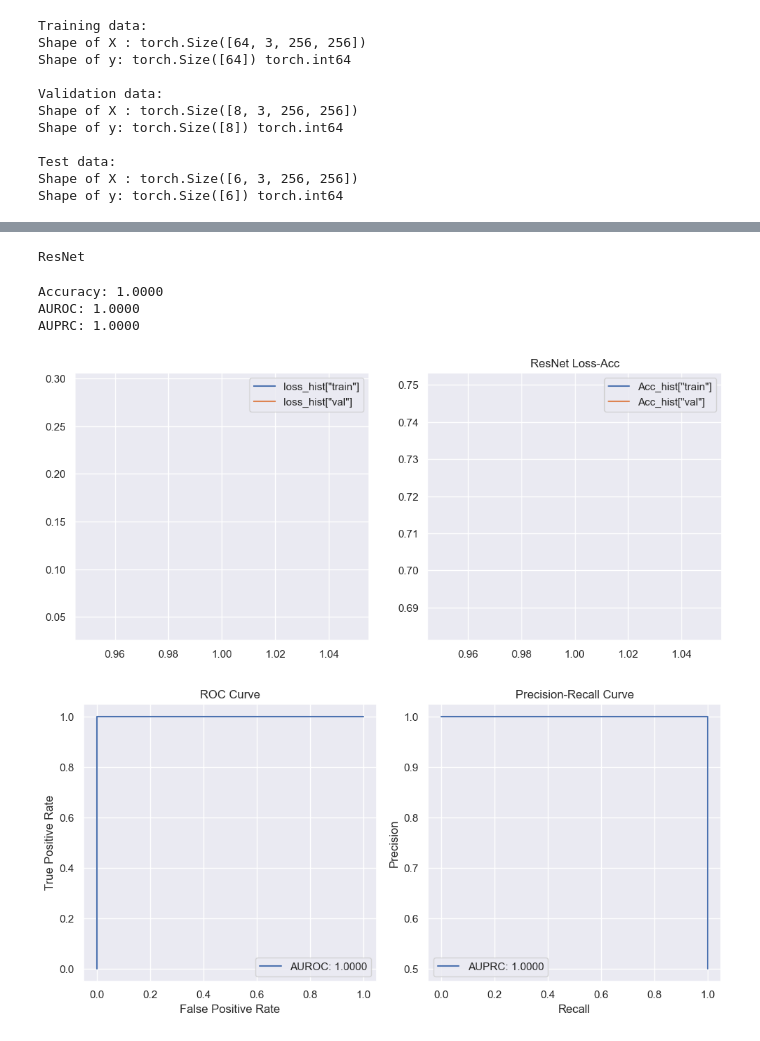
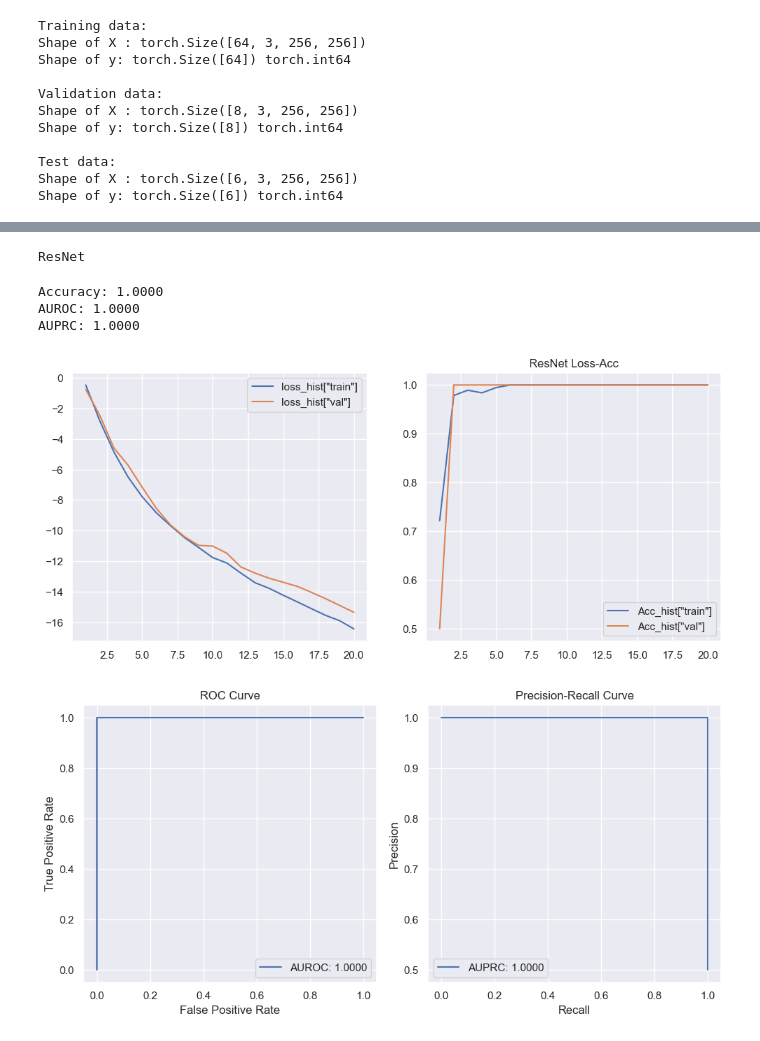
Before and after one commit to kitewatermelon/UWF4DR, a Jupyter notebook: combined.ipynb, the cells around one changed output, grey strips where cells are left out. Cells and saved outputs as stored; diff of their text form; code cells hidden in the pictures.

```diff
--- a/combined.ipynb
+++ b/combined.ipynb
@@ -36,8 +36,8 @@ warnings.filterwarnings('ignore')
 # %%
 IMAGE_SIZE = 256
 IMAGE_CHANNEL = 3
-EPOCH_18 = 1
-EPOCH_34 = 1
+EPOCH_18 = 20
+EPOCH_34 = 20
 
 # EPOCH_18 = 50
 # EPOCH_34 = 30
@@ -118,13 +123,12 @@ class GaussianMultiplyTransform:
 transform = transforms.Compose(
     [
         transforms.Resize((IMAGE_SIZE, IMAGE_SIZE)),
-        # transforms.CenterCrop((IMAGE_SIZE //2  ,IMAGE_SIZE )),  # // 사용으로 정수 나누기
-        # transforms.Resize((IMAGE_SIZE, IMAGE_SIZE)),
 
-        # CLAHETransform(clip_limit=5.0, tile_grid_size=(8, 8)),
-        # GammaCorrection(gamma=0.45),
-        # GaussianMultiplyTransform(size=(IMAGE_SIZE, IMAGE_SIZE), sigma=0.8),  # 가우시안 분포 곱하기
-
+        GaussianMultiplyTransform(size=(IMAGE_SIZE, IMAGE_SIZE)),  # 가우시안 분포 곱하기
+        CLAHETransform(clip_limit=5.0, tile_grid_size=(8, 8)),
+        GammaCorrection(gamma=0.45),
+        transforms.CenterCrop(IMAGE_SIZE - 50),  # // 사용으로 정수 나누기
+        transforms.Resize((IMAGE_SIZE, IMAGE_SIZE)),
 
         transforms.ToTensor(),
         transforms.Normalize(mean=[0.485, 0.456, 0.406], std=[0.229, 0.224, 0.225])
@@ -470,6 +519,8 @@ Retino_model = create_resnet_model(num_classes=2, model_name='resnet18')
 loss_func = nn.NLLLoss(reduction="sum")
 opt = optim.Adam(Retino_model.parameters(), lr=1e-4)
 lr_scheduler = ReduceLROnPlateau(opt, mode='min',factor=0.5, patience=20,verbose=1)
+
+combined_dataset = ConcatDataset([train_set, val_set, test_set])
 
 
 if torch.cuda.is_available():
@@ -482,21 +533,23 @@ else:
 
 Retino_model = Retino_model.to(device)
 params_train=get_params(EPOCH_18)
-print(Retino_model.__class__.__name__)
-# Model Summary for ResNet
-# summary(Retino_model, input_size=(IMAGE_CHANNEL, IMAGE_SIZE, IMAGE_SIZE), device=device.type)
-# 모델 평가
-model,loss_hist_m,metric_hist_m = train_val(Retino_model,params_train)
 
-accuracy, auroc, auprc, all_labels, all_preds, all_probs = evaluate_model(model, test_loader, device)
-torch.save(model.state_dict(), "resnet18/model_weights.pth")
+
+fold_results = k_fold_cross_validation(5, Retino_model, combined_dataset, params_train, verbose=True)
+
+# model,loss_hist_m,metric_hist_m = train_val(Retino_model,params_train)
+
+
+
+accuracy, auroc, auprc, all_labels, all_preds, all_probs = evaluate_model(Retino_model, test_loader, device)
+torch.save(Retino_model.state_dict(), "resnet18/model_weights.pth")
 
 # 사용 예제
 folder_to_zip = 'resnet18'
 if device == 'mps':
     output_zip_file = '/Users/kite/Library/CloudStorage/GoogleDrive-parkite576@gmail.com/내 드라이브/연구실 자료 LAB/UWF4DR/resnet18.zip'
 else:
-    output_zip_file = 'noresnet18.zip'
+    output_zip_file = 'resnet18.zip'
 
 zip_folder(folder_to_zip, output_zip_file)
 # %% [output]
@@ -519,35 +603,35 @@ else:
 
 
 Retino_model = Retino_model.to(device)
 
 params_train=get_params(EPOCH_34)
 print(Retino_model.__class__.__name__)
 # Model Summary for ResNet
 # summary(Retino_model, input_size=(IMAGE_CHANNEL, IMAGE_SIZE, IMAGE_SIZE), device=device.type)
 # summary(Retino_model, input_size=(3, 299, 299), device=device.type)
 loss_func = nn.NLLLoss(reduction="sum")
 opt = optim.Adam(Retino_model.parameters(), lr=1e-4)
 lr_scheduler = ReduceLROnPlateau(opt, mode='min',factor=0.5, patience=20,verbose=1)
 model,loss_hist_m,metric_hist_m = train_val(Retino_model,params_train)
 
 accuracy, auroc, auprc, all_labels, all_preds, all_probs = evaluate_model(model, test_loader, device)
 torch.save(model.state_dict(), "resnet34/model_weights.pth")
 
 folder_to_zip = 'resnet34'
 
 
 if device == 'mps':
     output_zip_file = '/Users/kite/Library/CloudStorage/GoogleDrive-parkite576@gmail.com/내 드라이브/연구실 자료 LAB/UWF4DR/resnet34.zip'
 else:
-    output_zip_file = 'noresnet34.zip'
+    output_zip_file = 'resnet34.zip'
 
 zip_folder(folder_to_zip, output_zip_file)
 # %% [output]
 ResNet
 Accuracy: 1.0000
 AUROC: 1.0000
 AUPRC: 1.0000
-[figure, old version]
+[figure, new version]
 [figure]
 # %%
 print(device)
```
Also changed, not shown: parts of 16 cells of this notebook, 4 other files.
